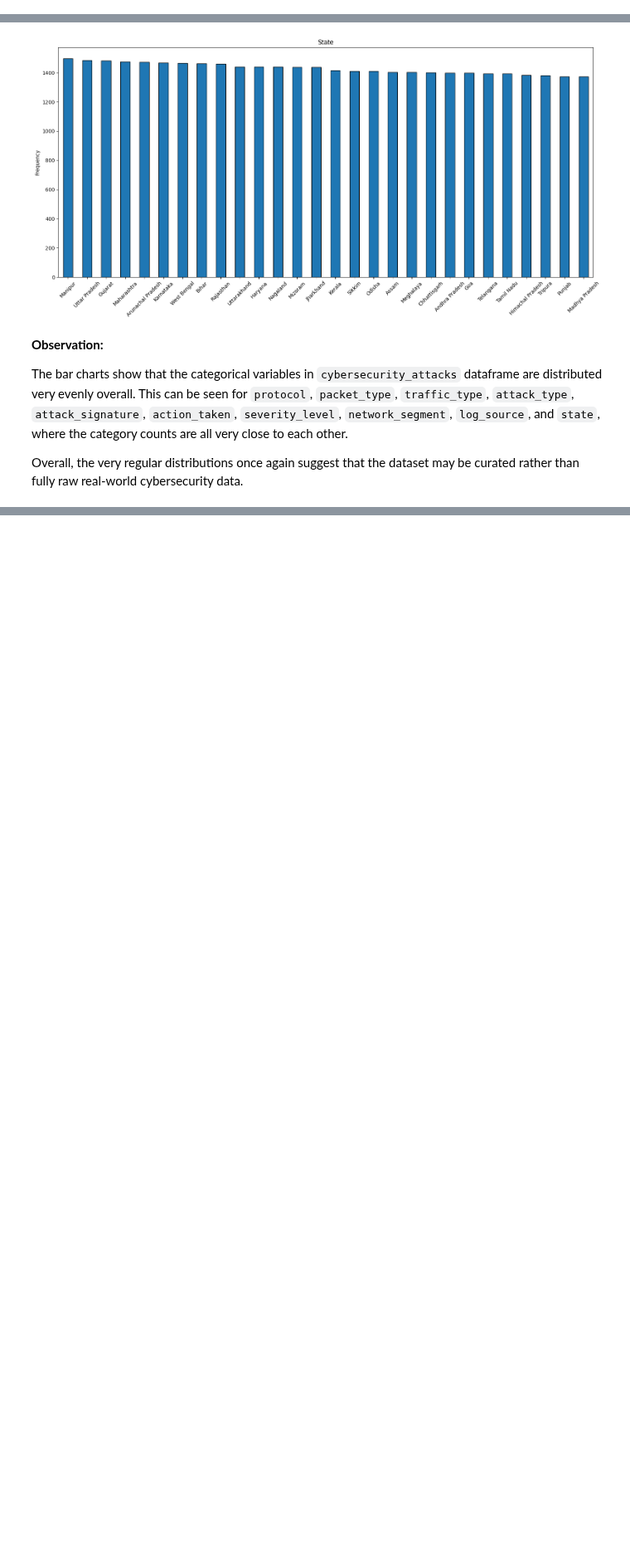
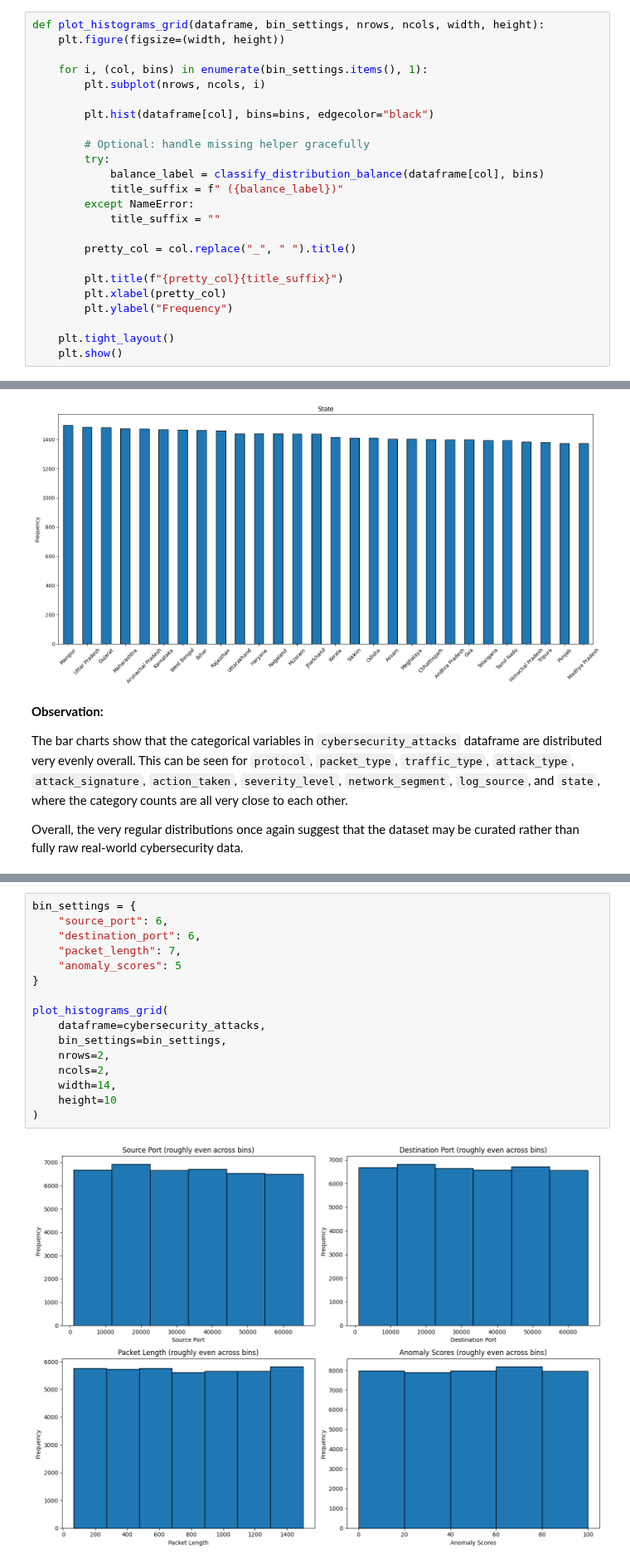
Before and after one commit to AlexanderPanagyurski/cyberattack-severity-analysis, a Jupyter notebook: Drivers of Cyberattack Severity.ipynb, the cells around one changed output, grey strips where cells are left out. Shown at 83% size. Saved outputs shown, nothing was run; the diff lists cells and outputs as text; blank space fills up the shorter version.

Commit message:
Exploratory data analysis: check the distributions for the numeric variables of cybersecurity_attacks

```diff
--- a/Drivers of Cyberattack Severity.ipynb
+++ b/Drivers of Cyberattack Severity.ipynb
@@ -1304,4 +1304,28 @@ plot_categorical_bars(
     Overall, all six categorical variables are distributed quite evenly. At the same time, the balanced structure of the categories may also suggest that the dataset is curated rather than fully raw real-world data.
 # %% [markdown]
 Let's check the distributions of all numeric features
+# %%
+def plot_histograms_grid(dataframe, bin_settings, nrows, ncols, width, height):
+    plt.figure(figsize=(width, height))
+
+    for i, (col, bins) in enumerate(bin_settings.items(), 1):
+        plt.subplot(nrows, ncols, i)
+
+        plt.hist(dataframe[col], bins=bins, edgecolor="black")
+
+        # Optional: handle missing helper gracefully
+        try:
+            balance_label = classify_distribution_balance(dataframe[col], bins)
+            title_suffix = f" ({balance_label})"
+        except NameError:
+            title_suffix = ""
+
+        pretty_col = col.replace("_", " ").title()
+
+        plt.title(f"{pretty_col}{title_suffix}")
+        plt.xlabel(pretty_col)
+        plt.ylabel("Frequency")
+
+    plt.tight_layout()
+    plt.show()
 # %%
@@ -1790,0 +1806,18 @@ Overall, the very regular distributions once again suggest that the dataset may
+# %%
+bin_settings = {
+    "source_port": 6,
+    "destination_port": 6,
+    "packet_length": 7,
+    "anomaly_scores": 5
+}
+
+plot_histograms_grid(
+    dataframe=cybersecurity_attacks,
+    bin_settings=bin_settings,
+    nrows=2,
+    ncols=2,
+    width=14,
+    height=10
+)
+# %% [output]
+[figure, added]
```
Also changed, not shown: parts of 3 cells of this notebook.
